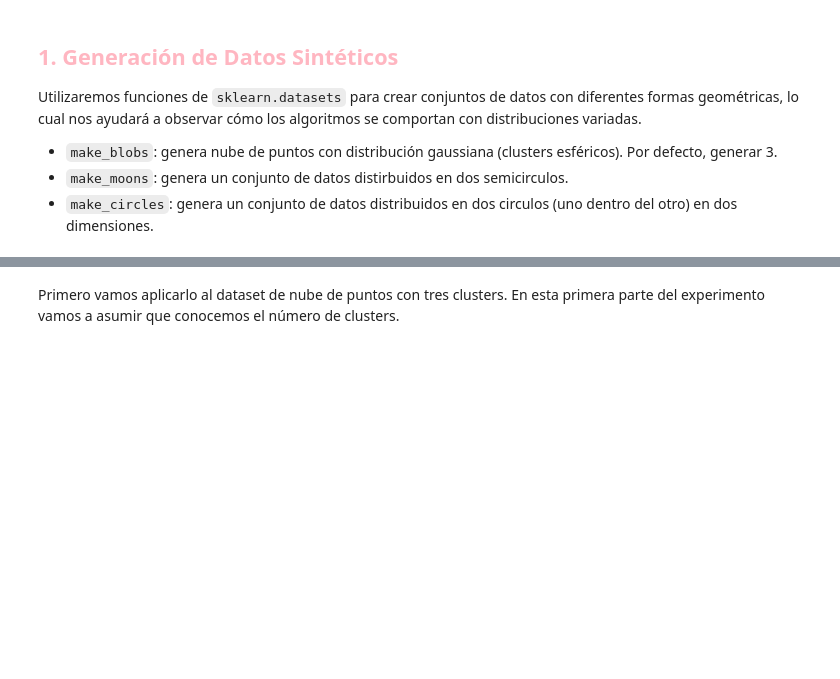
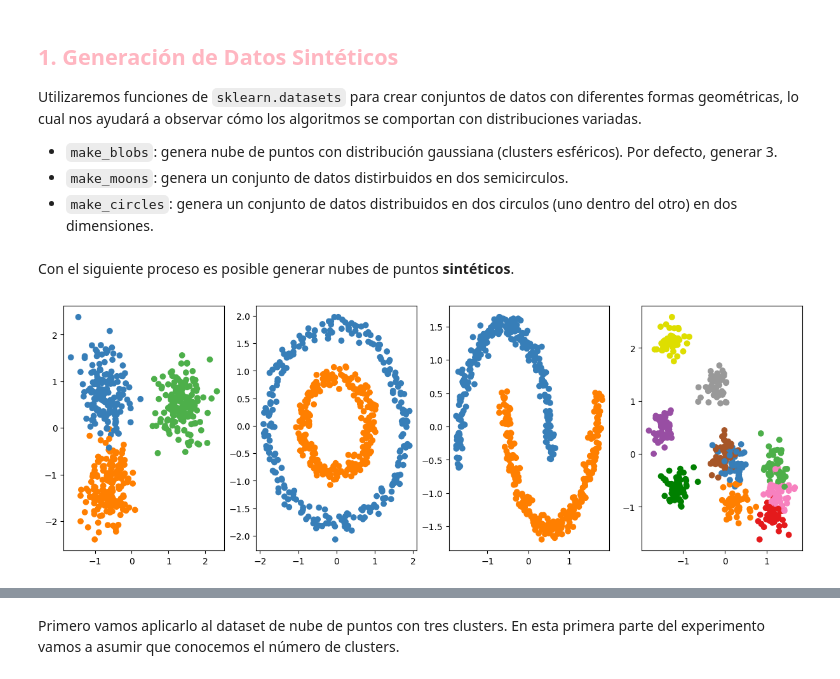
Before and after one commit to scuartasr/aprendmaq_pract_3, a Jupyter notebook: Cuadernos/10_Clustering_ParteI_GuiaClase.ipynb, the cells around one changed output, grey strips where cells are left out. Saved outputs shown, nothing was run; the diff lists cells and outputs as text; code cells hidden in the pictures; blank space fills up the shorter version.

```diff
--- a/Cuadernos/10_Clustering_ParteI_GuiaClase.ipynb
+++ b/Cuadernos/10_Clustering_ParteI_GuiaClase.ipynb
@@ -29,45 +29,76 @@ import matplotlib.pyplot as plt
 import numpy as np
 from sklearn import cluster, datasets
 from sklearn.preprocessing import StandardScaler
+# %% [markdown]
+Con el siguiente proceso es posible generar nubes de puntos **sintéticos**.
 # %%
-#Generamos 500 muestras para cada dataset
+#
+# Generamos 500 muestras para cada dataset
+n_samples = 500
+seed = 30
 
-#Nubes de puntos gaussianos (3 clusters)
+# Nubes de puntos gaussianos (3 clusters)
+blobs = datasets.make_blobs(
+    n_samples=n_samples,
+    centers=3,
+    random_state=seed,
+)
 
-#Circulos concentricos (2 clusters)
+#
+# Cículos concentricos (2 clusters)
+noisy_circles = datasets.make_circles(
+    n_samples=n_samples,
+    factor=0.5,
+    noise=0.05,
+    random_state=seed,
+)
 
-#Semicirculos (2 clusters)
+# Semicírculos (2 clusters)
+noisy_moons = datasets.make_moons(
+    n_samples=n_samples,
+    noise=0.05,
+    random_state=seed,
+)
 
-#Nubes de puntos gaussianos (10 clusters)
+# Nubes de puntos gaussianos (10 clusters)
+blobs10 = datasets.make_blobs(
+    n_samples=n_samples,
+    centers=10,
+    random_state=seed,
+)
 # %%
-#Cargar Scaler
+#
+# Cargar instancia para estandarizar
+scaler = StandardScaler()
 
-#Grafica de los datasets
+# Gráfica de los datasets
 colors = np.array(["#377eb8",
                    "#ff7f00",
                    "#4daf4a",
                    "#f781bf",
                    "#a65628",
                    "#984ea3",
                    "#999999",
                    "#e41a1c",
                    "#dede00",
                    "#008000",
                    "#0343DF",
                    "#7FFF00",
                    "#ED0DD9",
                    "#FBDD7E",
                    "#FFA500"])
 plt.figure(figsize=(15, 5))
 
 data_sets = [(blobs),(noisy_circles),(noisy_moons),(blobs10)]
 i=1
 for dataset in data_sets:
-  ##
+  X = scaler.fit_transform(dataset[0])
   y = dataset[1]
   plt.subplot(1,len(data_sets),i)
   plt.scatter(X[:, 0], X[:, 1],color=colors[y])
   i+=1
+# %% [output]
+[figure, added]
 # %% [markdown]
 ## <font color="LightPink"><b>K-Means</b></font>
 
```
Also changed, not shown: parts of 21 cells of this notebook.
